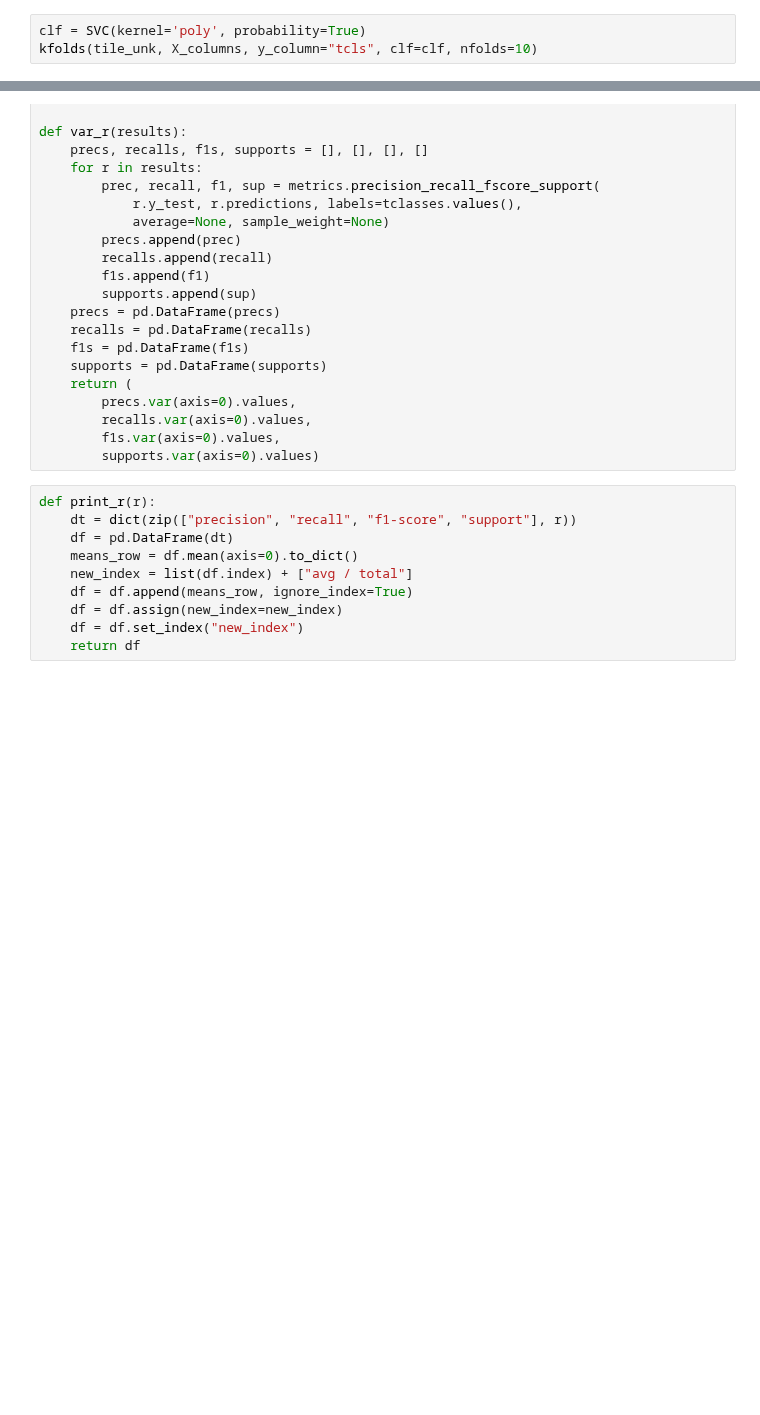
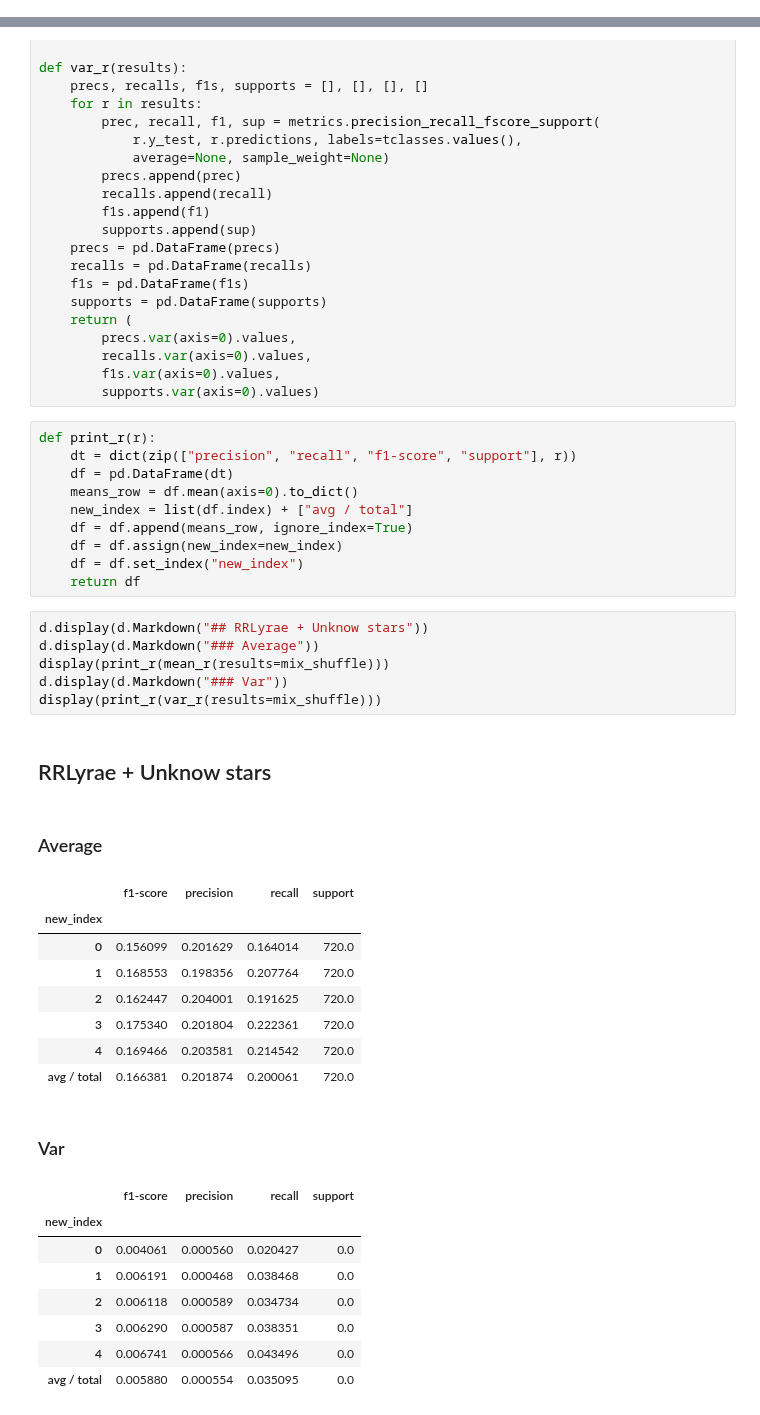
Before and after one commit to carpyncho/vvv_gen_catalog, a Jupyter notebook: detect_tile.ipynb, the cells around one changed output, grey strips where cells are left out. Drawn from its saved outputs; the diff is of its cells as text; blank space fills up the shorter version.

```diff
--- a/detect_tile.ipynb
+++ b/detect_tile.ipynb
@@ -358,3 +290,0 @@ avg / total       0.27      0.24      0.18      1100
-# %%
-clf = SVC(kernel='poly', probability=True)
-kfolds(tile_unk, X_columns, y_column="tcls", clf=clf, nfolds=10)
@@ -497,6 +394,32 @@ def print_r(r):
     df = df.assign(new_index=new_index)
     df = df.set_index("new_index")
     return df
+# %%
+d.display(d.Markdown("## RRLyrae + Unknow stars"))
+d.display(d.Markdown("### Average"))
+display(print_r(mean_r(results=mix_shuffle)))
+d.display(d.Markdown("### Var"))
+display(print_r(var_r(results=mix_shuffle)))
+# %% [output]
+## RRLyrae + Unknow stars
+### Average
+|  | f1-score | precision | recall | support |
+| new_index |  |  |  |  |
+| 0 | 0.156099 | 0.201629 | 0.164014 | 720.0 |
+| 1 | 0.168553 | 0.198356 | 0.207764 | 720.0 |
+| 2 | 0.162447 | 0.204001 | 0.191625 | 720.0 |
+| 3 | 0.175340 | 0.201804 | 0.222361 | 720.0 |
+| 4 | 0.169466 | 0.203581 | 0.214542 | 720.0 |
+| avg / total | 0.166381 | 0.201874 | 0.200061 | 720.0 |
+### Var
+|  | f1-score | precision | recall | support |
+| new_index |  |  |  |  |
+| 0 | 0.004061 | 0.000560 | 0.020427 | 0.0 |
+| 1 | 0.006191 | 0.000468 | 0.038468 | 0.0 |
+| 2 | 0.006118 | 0.000589 | 0.034734 | 0.0 |
+| 3 | 0.006290 | 0.000587 | 0.038351 | 0.0 |
+| 4 | 0.006741 | 0.000566 | 0.043496 | 0.0 |
+| avg / total | 0.005880 | 0.000554 | 0.035095 | 0.0 |
 # %%
 d.display(d.Markdown("## RRLyrae"))
 d.display(d.Markdown("### Average"))
```
Also changed, not shown: parts of 28 cells of this notebook, 6 other files.
